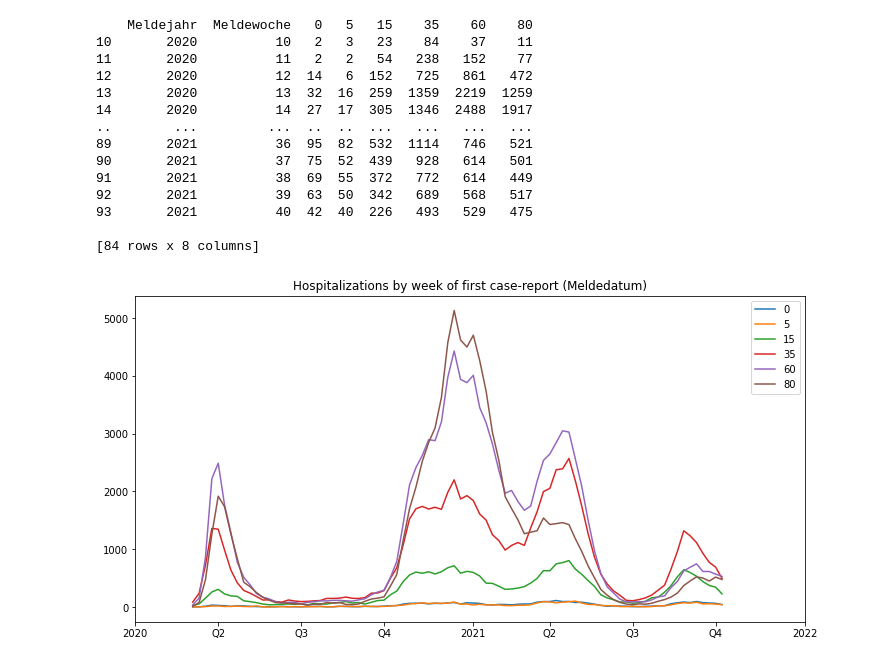
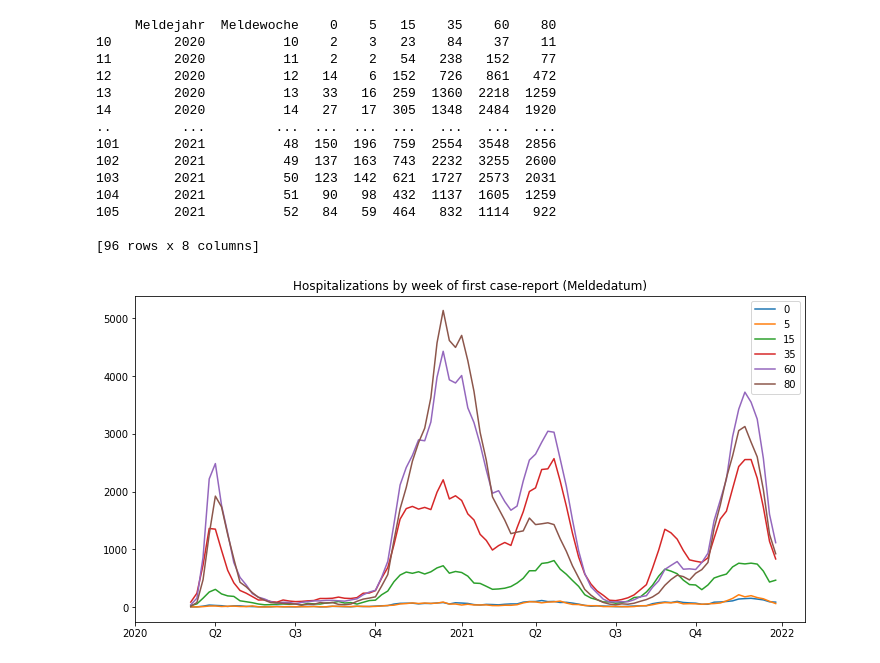
Before and after one commit to matthiaslinden/COVID19_AgeStratifiedModel, a Jupyter notebook: Exploration/WeeklyData.ipynb, the cells around one changed output. Saved outputs shown, nothing was run; the diff lists cells and outputs as text; code cells hidden in the pictures.

```diff
--- a/Exploration/WeeklyData.ipynb
+++ b/Exploration/WeeklyData.ipynb
@@ -56,33 +56,35 @@ _ = plt.title("deaths by week of first case-report")
 # %%
-df = pd.read_csv("../Data/Cases/SitRep_RKI/Hospitalisierung_Altersverteilung_211013.csv",sep=";",header=4)
+df = pd.read_csv("../Data/Cases/SitRep_RKI/Hospitalisierung_Altersverteilung_220105.csv",sep=";",header=4)
 #df = df.astype("int64")
 
 f = {"Fälle A00..04":0,"Fälle A05..14":5,"Fälle A15..34":15,"Fälle A35..59":35,"Fälle A60..79":60,"Fälle A80+":80}
 df = df.rename(columns=f)
 df.index = range(10,len(df)+10)
 meldedatum_hospitalization = df.filter(["Meldejahr","Meldewoche"]+list(f.values())).fillna(0).astype("int64")
 
+
+
 meldedatum_hospitalization.filter([0,5,15,35,60,80]).plot()
 plt.xticks([1,14,27,40,54,66,79,92,53*2],labels=[2020,"Q2","Q3","Q4",2021,"Q2","Q3","Q4",2022])
 plt.title("Hospitalizations by week of first case-report (Meldedatum)")
 
 print(meldedatum_hospitalization)
 # %% [output]
-    Meldejahr  Meldewoche   0   5   15    35    60    80
-10       2020          10   2   3   23    84    37    11
-11       2020          11   2   2   54   238   152    77
-12       2020          12  14   6  152   725   861   472
-13       2020          13  32  16  259  1359  2219  1259
-14       2020          14  27  17  305  1346  2488  1917
-..        ...         ...  ..  ..  ...   ...   ...   ...
-89       2021          36  95  82  532  1114   746   521
-90       2021          37  75  52  439   928   614   501
-91       2021          38  69  55  372   772   614   449
-92       2021          39  63  50  342   689   568   517
-93       2021          40  42  40  226   493   529   475
+     Meldejahr  Meldewoche    0    5   15    35    60    80
+10        2020          10    2    3   23    84    37    11
+11        2020          11    2    2   54   238   152    77
+12        2020          12   14    6  152   726   861   472
+13        2020          13   33   16  259  1360  2218  1259
+14        2020          14   27   17  305  1348  2484  1920
+..         ...         ...  ...  ...  ...   ...   ...   ...
+101       2021          48  150  196  759  2554  3548  2856
+102       2021          49  137  163  743  2232  3255  2600
+103       2021          50  123  142  621  1727  2573  2031
+104       2021          51   90   98  432  1137  1605  1259
+105       2021          52   84   59  464   832  1114   922
 
-[84 rows x 8 columns]
+[96 rows x 8 columns]
-[figure, old version]
+[figure, new version]
 # %%
 plt.plot(meldedatum_hospitalization.filter([60]),"--",color="tab:red",label="hospitalizations 60-79")
 plt.plot(meldedatum_hospitalization.filter([80]),color="tab:red",label="hospitalizations 80+")
```
Also changed, not shown: parts of 15 cells of this notebook, 26 other files.
